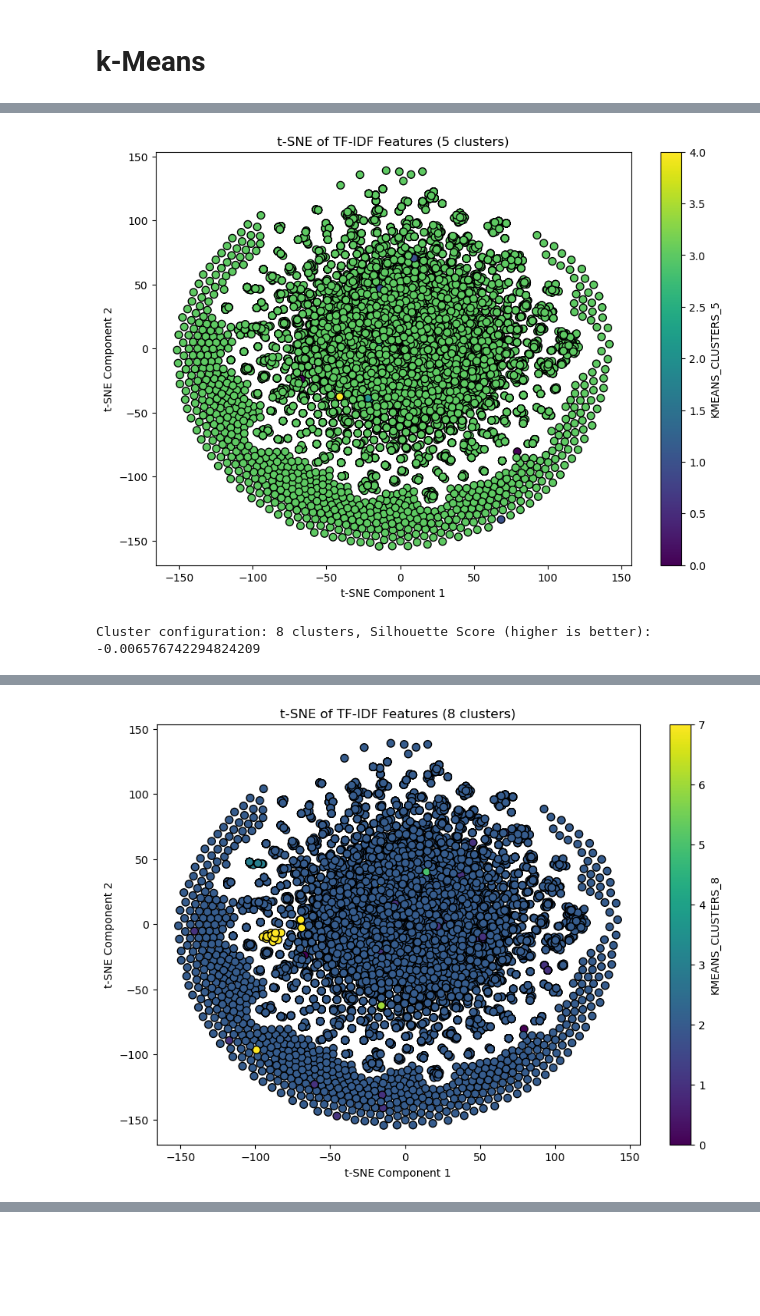
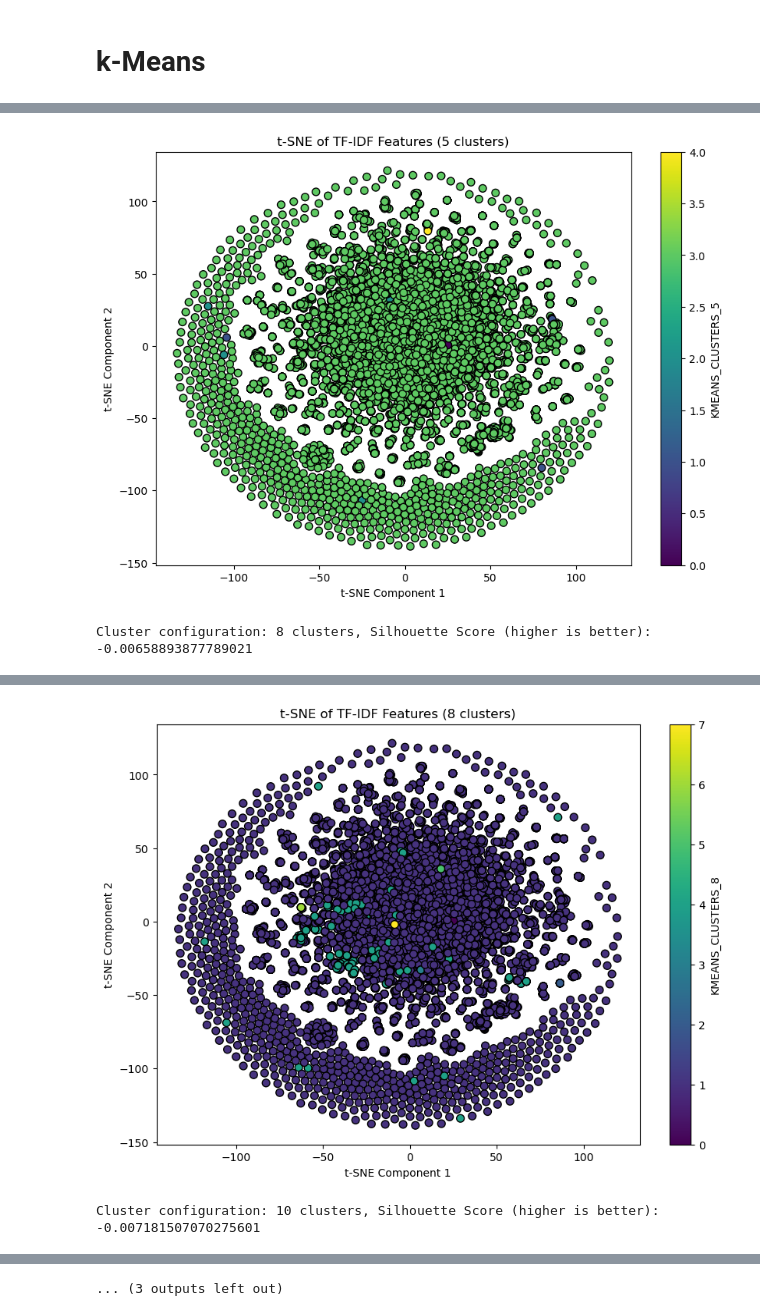
Before and after one commit to imod/ml_ta, a Jupyter notebook: rai_db_clustering.ipynb, the cells around one changed output, grey strips where cells are left out. Drawn from its saved outputs; the diff is of its cells as text; code cells hidden in the pictures; blank space fills up the shorter version.

Commit message:
add dataset with language and remove german records during data preparation

```diff
--- a/rai_db_clustering.ipynb
+++ b/rai_db_clustering.ipynb
@@ -190,7 +190,7 @@ df = df.merge(uidMapping, on='UID', how='left')
 # drop unused columns
 df.drop(columns=['Stereotyp RCH'], inplace=True)
 
-# for more flexibility when selecting the data file, we rename the columns to be the same for all
+# for more consistency we name the columns explicitly
 new_column_names = {
     df.columns[0]: 'UID',
     df.columns[1]: 'DB_TYPE',
@@ -199,8 +199,9 @@ new_column_names = {
     df.columns[4]: 'TABLE_NAME',
     df.columns[5]: 'COLUMN_NAME',
     df.columns[6]: 'DATA_TYPE',
-    df.columns[7]: 'APPLICATION_NAME',
-    df.columns[8]: 'MASS_CID',
+    df.columns[7]: 'LANG',
+    df.columns[8]: 'APPLICATION_NAME',
+    df.columns[9]: 'MASS_CID',
 }
 df.rename(columns=new_column_names, inplace=True)
 
@@ -271,6 +272,9 @@ df = df[~df['TABLE_NAME'].str.lower().str.contains('flyway') # flyway schema his
         & ~df['TABLE_NAME'].str.lower().str.contains('batch_') # spring batch
         & ~df['TABLE_NAME'].str.lower().str.contains('databasechangelog') # liquibase
         ]
+
+# drop all columns where 'LANG' is equal to 'DE'
+df = df[~df['LANG'].str.upper().str.contains('DE')]
 # %%
 display(df.head())
 # %% [output]
@@ -620,7 +624,7 @@ from sklearn.metrics import silhouette_score
 scaler = StandardScaler(with_mean=False)
 
 # predefined number of clusters to test
-cluster_range = [3, 5, 8]
+cluster_range = [3, 5, 8, 10, 12]
 
 for num_clusters in cluster_range:
 
@@ -680,3 +684,3 @@ Cluster configuration: 5 clusters, Silhouette Score (higher is better): -0.00773
-[figure, old version]
+[figure, new version]
-Cluster configuration: 8 clusters, Silhouette Score (higher is better): -0.006576742294824209
+Cluster configuration: 8 clusters, Silhouette Score (higher is better): -0.00658893877789021
 |  | UID | DOCUMENT_CONTENT | LDA_CLUSTER | KMEANS_CLUSTERS_3 | KMEANS_CLUSTERS_5 | KMEANS_CLUSTERS_8 |
@@ -688 +692,2 @@ Cluster configuration: 8 clusters, Silhouette Score (higher is better): -0.00657
-[figure, old version]
+[figure, new version]
+Cluster configuration: 10 clusters, Silhouette Score (higher is better): -0.007181507070275601
@@ -688,0 +701 @@ Cluster configuration: 8 clusters, Silhouette Score (higher is better): -0.00657
+... (3 outputs left out)
```
Also changed, not shown: parts of 15 cells of this notebook, 2 other files.
